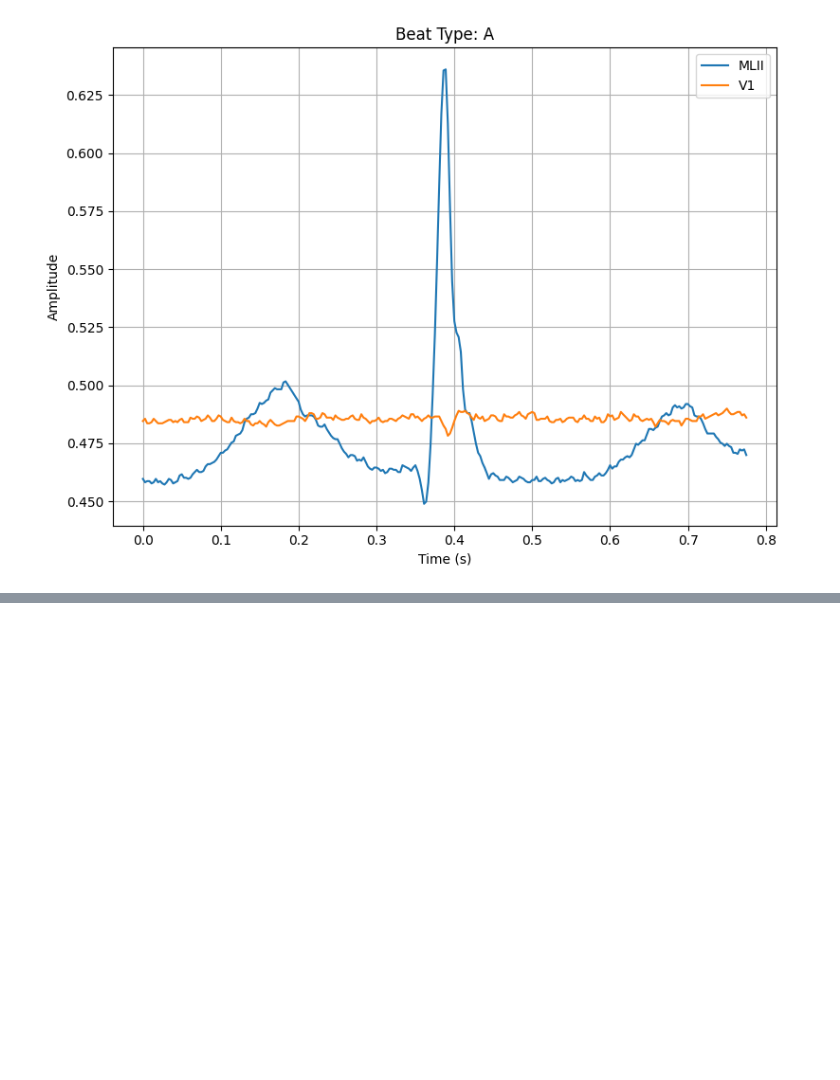
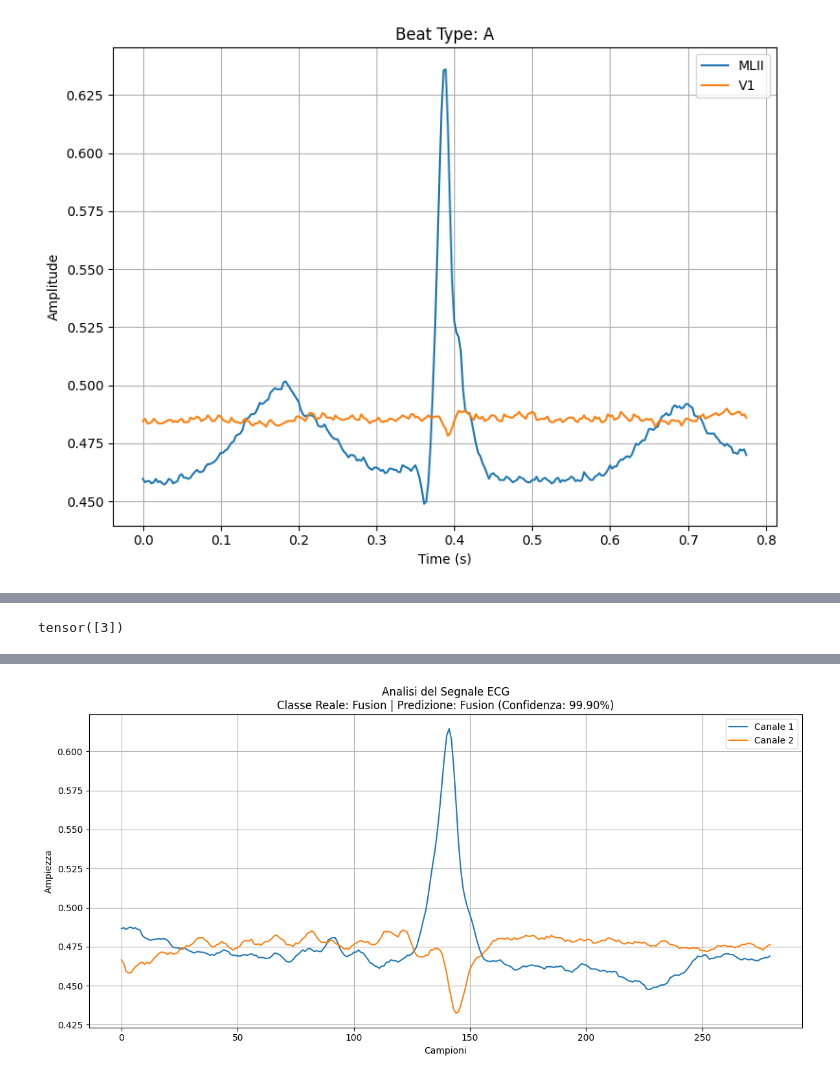
Before and after one commit to MattyMar234/Progetto_DataMining_SignalAnalysis, a Jupyter notebook: test.ipynb, the cells around one changed output, grey strips where cells are left out. Cells and saved outputs as stored; diff of their text form; code cells hidden in the pictures; blank space fills up the shorter version.

```diff
--- a/test.ipynb
+++ b/test.ipynb
@@ -150,0 +194,3 @@ Plot salvato in: /app/Data/BEATS/A.png
+# %%
+dataset = global_dataModule.get_test_dataset()
+element = {k: [i for i in range(len(dataset)) if dataset[i][2] == k] for k in range(5)}
@@ -150,0 +217,23 @@ Plot salvato in: /app/Data/BEATS/A.png
+# %%
+#1237 -> VEB
+#1238 -> SVEB
+idx = 3187
+
+x = dataset[idx][0]
+y_cls = dataset[idx][1]
+y_cat = dataset[idx][2]
+
+print(y_cat)
+
+category = BeatType.mapBeatCategory_to_Label(y_cat)
+
+predict_and_plot_signal(
+    model=model,
+    device=global_device,
+    signal=x,
+    training_mode=global_training_mode,
+    title="Analisi del Segnale ECG",
+    true_label=category
+)
+# %% [output]
+tensor([3])
@@ -150,0 +241 @@ Plot salvato in: /app/Data/BEATS/A.png
+[figure, added]
```
Also changed, not shown: parts of 7 cells of this notebook, 1 other file.
